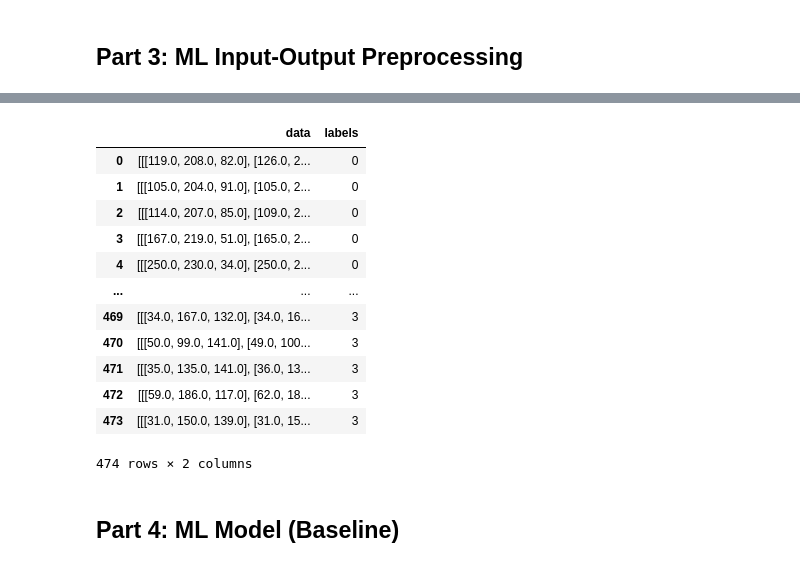
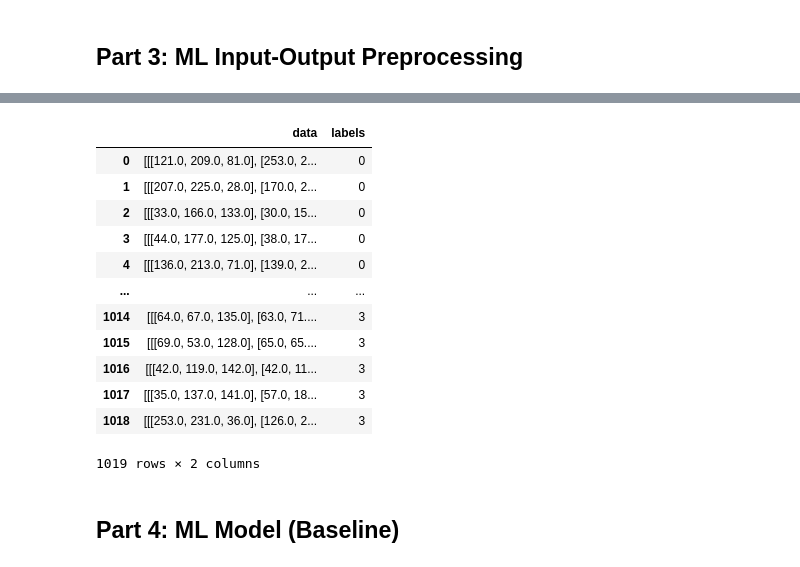
Before and after one commit to ChrisDryden/ECE496, a Jupyter notebook: capstone_project_EEG_detection.ipynb, the cells around one changed output, grey strips where cells are left out. Cells and saved outputs as stored; diff of their text form; code cells hidden in the pictures.

```diff
--- a/capstone_project_EEG_detection.ipynb
+++ b/capstone_project_EEG_detection.ipynb
@@ -825,3 +798,14 @@ for filename in os.listdir(directory):
+# %%
+from keras.preprocessing.image import img_to_array, load_img
+
+data = []
+labels = []
+
+for image_label in os.scandir(os.path.join('data', 'images')):
+    for filename in os.scandir(image_label.path):
+        if filename.path.endswith(".png"):
+            data.append(img_to_array(load_img(filename.path)))
+            labels.append(LABELS[image_label.name])
 # %%
 print(labels[-5:])
 print(data[0])
@@ -846,21 +830,21 @@ print(data[0])
 # %%
 df = pd.DataFrame(list(zip(data, labels)),
                columns =['data', 'labels'])
-df
+display(df)
 # %% [output]
 |  | data | labels |
-| 0 | [[[119.0, 208.0, 82.0], [126.0, 2... | 0 |
-| 1 | [[[105.0, 204.0, 91.0], [105.0, 2... | 0 |
-| 2 | [[[114.0, 207.0, 85.0], [109.0, 2... | 0 |
-| 3 | [[[167.0, 219.0, 51.0], [165.0, 2... | 0 |
-| 4 | [[[250.0, 230.0, 34.0], [250.0, 2... | 0 |
+| 0 | [[[121.0, 209.0, 81.0], [253.0, 2... | 0 |
+| 1 | [[[207.0, 225.0, 28.0], [170.0, 2... | 0 |
+| 2 | [[[33.0, 166.0, 133.0], [30.0, 15... | 0 |
+| 3 | [[[44.0, 177.0, 125.0], [38.0, 17... | 0 |
+| 4 | [[[136.0, 213.0, 71.0], [139.0, 2... | 0 |
 | ... | ... | ... |
-| 469 | [[[34.0, 167.0, 132.0], [34.0, 16... | 3 |
-| 470 | [[[50.0, 99.0, 141.0], [49.0, 100... | 3 |
-| 471 | [[[35.0, 135.0, 141.0], [36.0, 13... | 3 |
-| 472 | [[[59.0, 186.0, 117.0], [62.0, 18... | 3 |
-| 473 | [[[31.0, 150.0, 139.0], [31.0, 15... | 3 |
+| 1014 | [[[64.0, 67.0, 135.0], [63.0, 71.... | 3 |
+| 1015 | [[[69.0, 53.0, 128.0], [65.0, 65.... | 3 |
+| 1016 | [[[42.0, 119.0, 142.0], [42.0, 11... | 3 |
+| 1017 | [[[35.0, 137.0, 141.0], [57.0, 18... | 3 |
+| 1018 | [[[253.0, 231.0, 36.0], [126.0, 2... | 3 |
-474 rows × 2 columns
+1019 rows × 2 columns
 # %%
 df = df.sample(frac=1).reset_index(drop=True)
 # %% [markdown]
```
Also changed, not shown: parts of 9 cells of this notebook.
